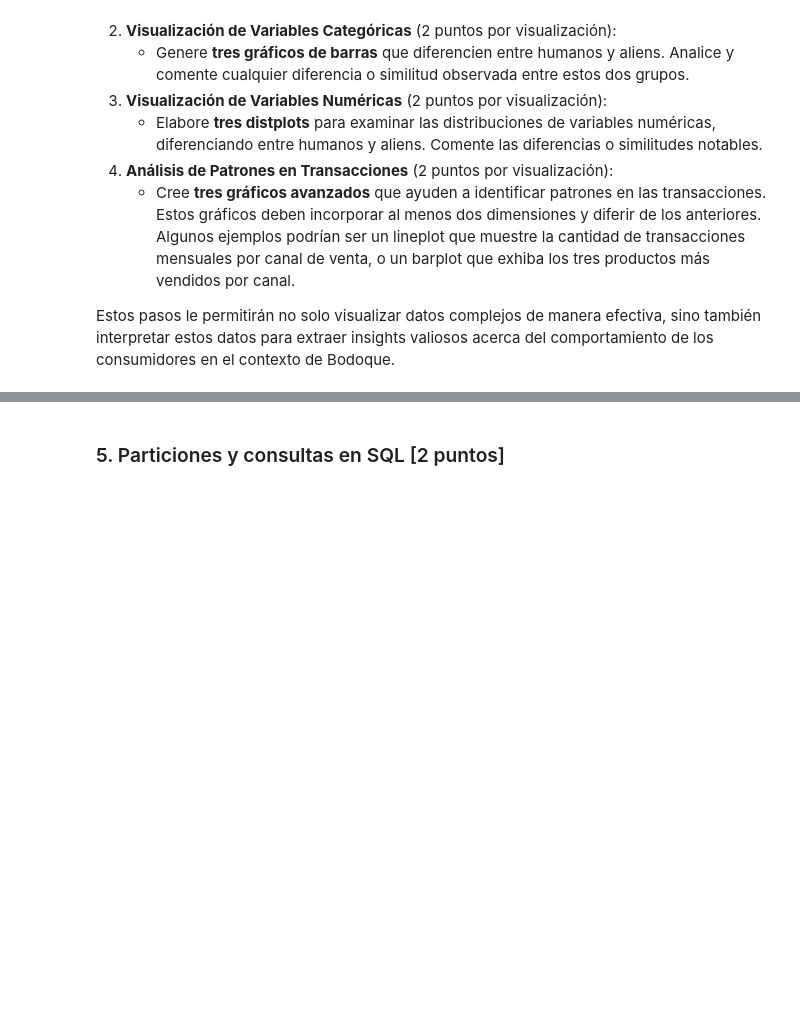
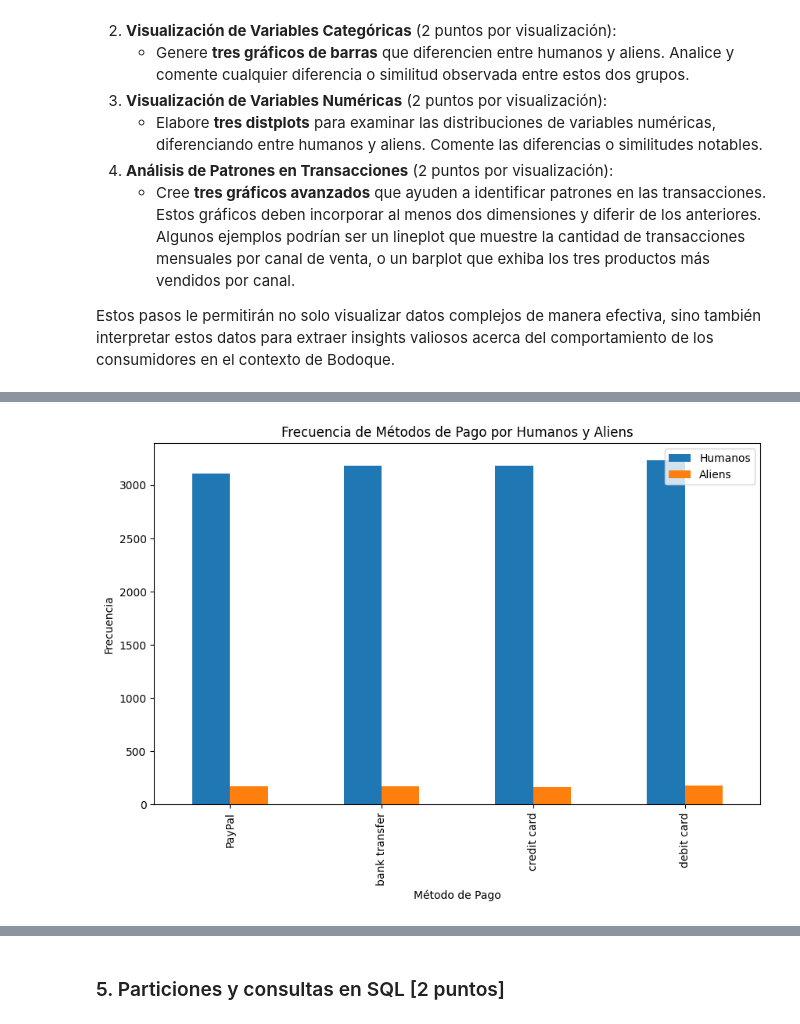
Before and after one commit to IsraPKMNPAP/Laboratorio-de-Herramientas, a Jupyter notebook: Laboratorios/Lab4_enunciado.ipynb, the cells around one changed output, grey strips where cells are left out. Drawn from its saved outputs; the diff is of its cells as text; code cells hidden in the pictures; blank space fills up the shorter version.

```diff
--- a/Laboratorios/Lab4_enunciado.ipynb
+++ b/Laboratorios/Lab4_enunciado.ipynb
@@ -539,0 +598,13 @@ Estos pasos le permitirán no solo visualizar datos complejos de manera efectiva
+# %%
+# Agrupamos por 'Is An Alien' y 'Payment Method'
+frecuencia_metodo = df_pandas.groupby(['Payment Method', 'Is An Alien']).size().unstack()
+
+# Creamos el gráfico de barras
+frecuencia_metodo.plot(kind='bar', figsize = (10,6))
+plt.title('Frecuencia de Métodos de Pago por Humanos y Aliens')
+plt.xlabel('Método de Pago')
+plt.ylabel('Frecuencia')
+plt.legend(['Humanos', 'Aliens'])
+plt.show()
+# %% [output]
+[figure, added]
```
Also changed, not shown: parts of 16 cells of this notebook.
